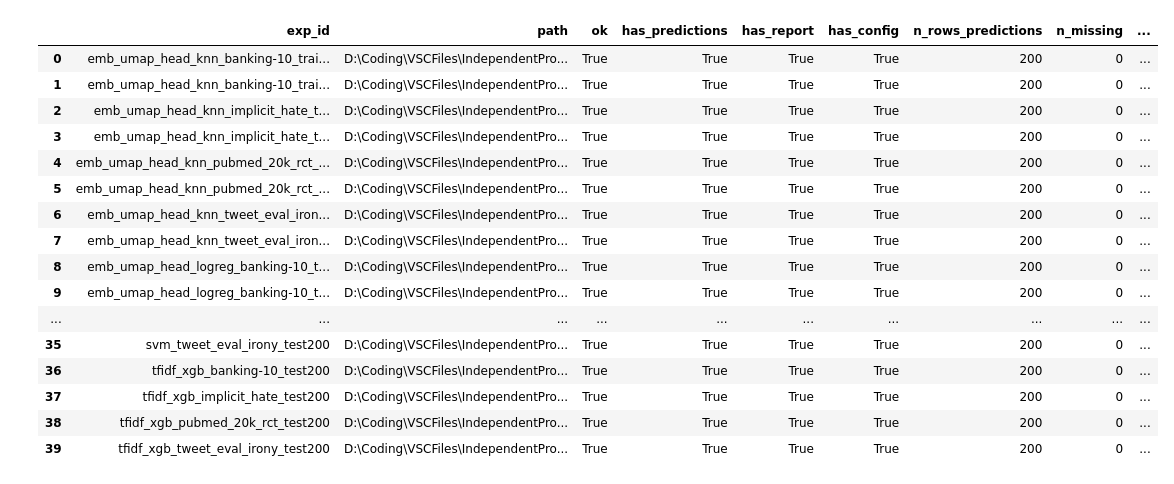
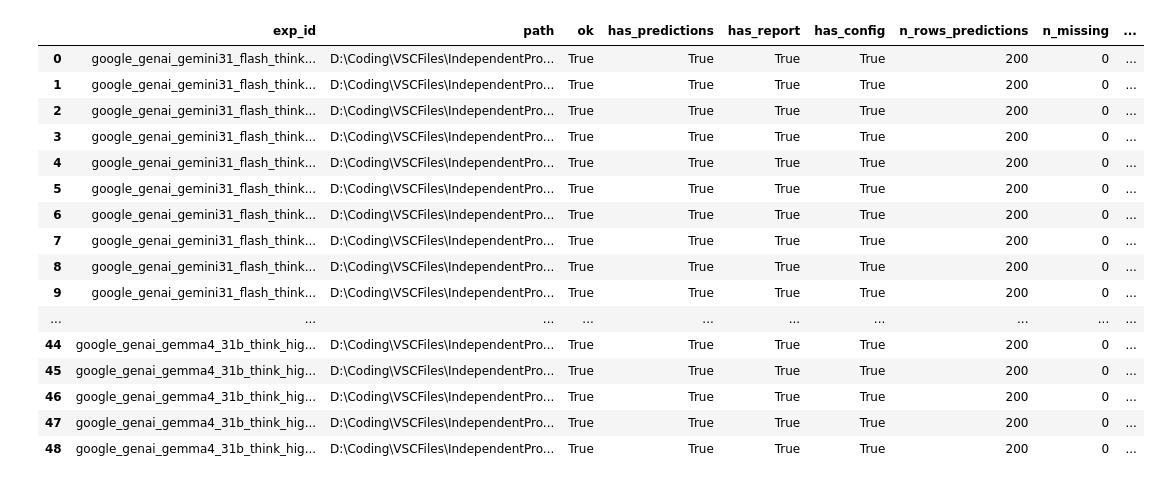
Before and after one commit to dmsavkov/DatasetLabeling, a Jupyter notebook: notebooks/error_analysis.ipynb, the cells around one changed output. Drawn from its saved outputs; the diff is of its cells as text; code cells hidden in the pictures.

```diff
--- a/notebooks/error_analysis.ipynb
+++ b/notebooks/error_analysis.ipynb
@@ -32,37 +40,36 @@ pd.options.display.max_columns = 1000
 pd.options.display.max_colwidth = 1000
 # %%
 TARGETS = [
-    r"results/extended_evaluation_ml/20260430_105611",
-    r"results/extended_evaluation_llm/20260430_122210/gemma_tweet_eval_irony_test200",
+    r"results\evaluate_google_llm\20260503_091005",
 ]
 
 '''TARGETS = [
     r"results\extended_evaluation_llm\20260430_092015",
     r"results\baseline_performance\20260428_075211",
     r"results\extended_evaluation_llm\20260430_214911",
     r"results\extended_evaluation_llm\20260430_221556"
 ]'''
 
 exps, load_table = load_many(TARGETS)
 load_table
 # %% [output]
 |  | exp_id | path | ok | has_predictions | has_report | has_config | n_rows_predictions | n_missing | ... |
-| 0 | emb_umap_head_knn_banking-10_trai... | D:\Coding\VSCFiles\IndependentPro... | True | True | True | True | 200 | 0 | ... |
-| 1 | emb_umap_head_knn_banking-10_trai... | D:\Coding\VSCFiles\IndependentPro... | True | True | True | True | 200 | 0 | ... |
-| 2 | emb_umap_head_knn_implicit_hate_t... | D:\Coding\VSCFiles\IndependentPro... | True | True | True | True | 200 | 0 | ... |
-| 3 | emb_umap_head_knn_implicit_hate_t... | D:\Coding\VSCFiles\IndependentPro... | True | True | True | True | 200 | 0 | ... |
-| 4 | emb_umap_head_knn_pubmed_20k_rct_... | D:\Coding\VSCFiles\IndependentPro... | True | True | True | True | 200 | 0 | ... |
-| 5 | emb_umap_head_knn_pubmed_20k_rct_... | D:\Coding\VSCFiles\IndependentPro... | True | True | True | True | 200 | 0 | ... |
-| 6 | emb_umap_head_knn_tweet_eval_iron... | D:\Coding\VSCFiles\IndependentPro... | True | True | True | True | 200 | 0 | ... |
-| 7 | emb_umap_head_knn_tweet_eval_iron... | D:\Coding\VSCFiles\IndependentPro... | True | True | True | True | 200 | 0 | ... |
-| 8 | emb_umap_head_logreg_banking-10_t... | D:\Coding\VSCFiles\IndependentPro... | True | True | True | True | 200 | 0 | ... |
-| 9 | emb_umap_head_logreg_banking-10_t... | D:\Coding\VSCFiles\IndependentPro... | True | True | True | True | 200 | 0 | ... |
+| 0 | google_genai_gemini31_flash_think... | D:\Coding\VSCFiles\IndependentPro... | True | True | True | True | 200 | 0 | ... |
+| 1 | google_genai_gemini31_flash_think... | D:\Coding\VSCFiles\IndependentPro... | True | True | True | True | 200 | 0 | ... |
+| 2 | google_genai_gemini31_flash_think... | D:\Coding\VSCFiles\IndependentPro... | True | True | True | True | 200 | 0 | ... |
+| 3 | google_genai_gemini31_flash_think... | D:\Coding\VSCFiles\IndependentPro... | True | True | True | True | 200 | 0 | ... |
+| 4 | google_genai_gemini31_flash_think... | D:\Coding\VSCFiles\IndependentPro... | True | True | True | True | 200 | 0 | ... |
+| 5 | google_genai_gemini31_flash_think... | D:\Coding\VSCFiles\IndependentPro... | True | True | True | True | 200 | 0 | ... |
+| 6 | google_genai_gemini31_flash_think... | D:\Coding\VSCFiles\IndependentPro... | True | True | True | True | 200 | 0 | ... |
+| 7 | google_genai_gemini31_flash_think... | D:\Coding\VSCFiles\IndependentPro... | True | True | True | True | 200 | 0 | ... |
+| 8 | google_genai_gemini31_flash_think... | D:\Coding\VSCFiles\IndependentPro... | True | True | True | True | 200 | 0 | ... |
+| 9 | google_genai_gemini31_flash_think... | D:\Coding\VSCFiles\IndependentPro... | True | True | True | True | 200 | 0 | ... |
 | ... | ... | ... | ... | ... | ... | ... | ... | ... | ... |
-| 35 | svm_tweet_eval_irony_test200 | D:\Coding\VSCFiles\IndependentPro... | True | True | True | True | 200 | 0 | ... |
-| 36 | tfidf_xgb_banking-10_test200 | D:\Coding\VSCFiles\IndependentPro... | True | True | True | True | 200 | 0 | ... |
-| 37 | tfidf_xgb_implicit_hate_test200 | D:\Coding\VSCFiles\IndependentPro... | True | True | True | True | 200 | 0 | ... |
-| 38 | tfidf_xgb_pubmed_20k_rct_test200 | D:\Coding\VSCFiles\IndependentPro... | True | True | True | True | 200 | 0 | ... |
-| 39 | tfidf_xgb_tweet_eval_irony_test200 | D:\Coding\VSCFiles\IndependentPro... | True | True | True | True | 200 | 0 | ... |
+| 44 | google_genai_gemma4_31b_think_hig... | D:\Coding\VSCFiles\IndependentPro... | True | True | True | True | 200 | 0 | ... |
+| 45 | google_genai_gemma4_31b_think_hig... | D:\Coding\VSCFiles\IndependentPro... | True | True | True | True | 200 | 0 | ... |
+| 46 | google_genai_gemma4_31b_think_hig... | D:\Coding\VSCFiles\IndependentPro... | True | True | True | True | 200 | 0 | ... |
+| 47 | google_genai_gemma4_31b_think_hig... | D:\Coding\VSCFiles\IndependentPro... | True | True | True | True | 200 | 0 | ... |
+| 48 | google_genai_gemma4_31b_think_hig... | D:\Coding\VSCFiles\IndependentPro... | True | True | True | True | 200 | 0 | ... |
 # %%
 reports_df = aggregate_reports(exps)
 reports_df.sort_values(["dataset_name", "f1_macro"], ascending=[True, False]).head(20)
```
Also changed, not shown: parts of 26 cells of this notebook, 5 other files.
